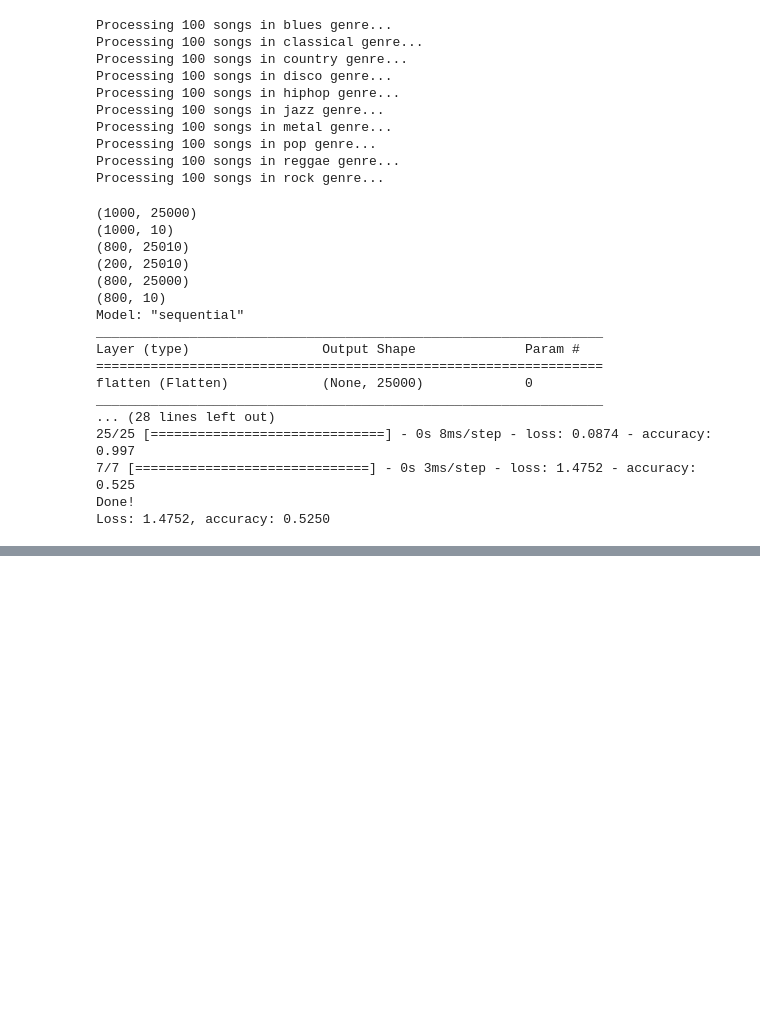
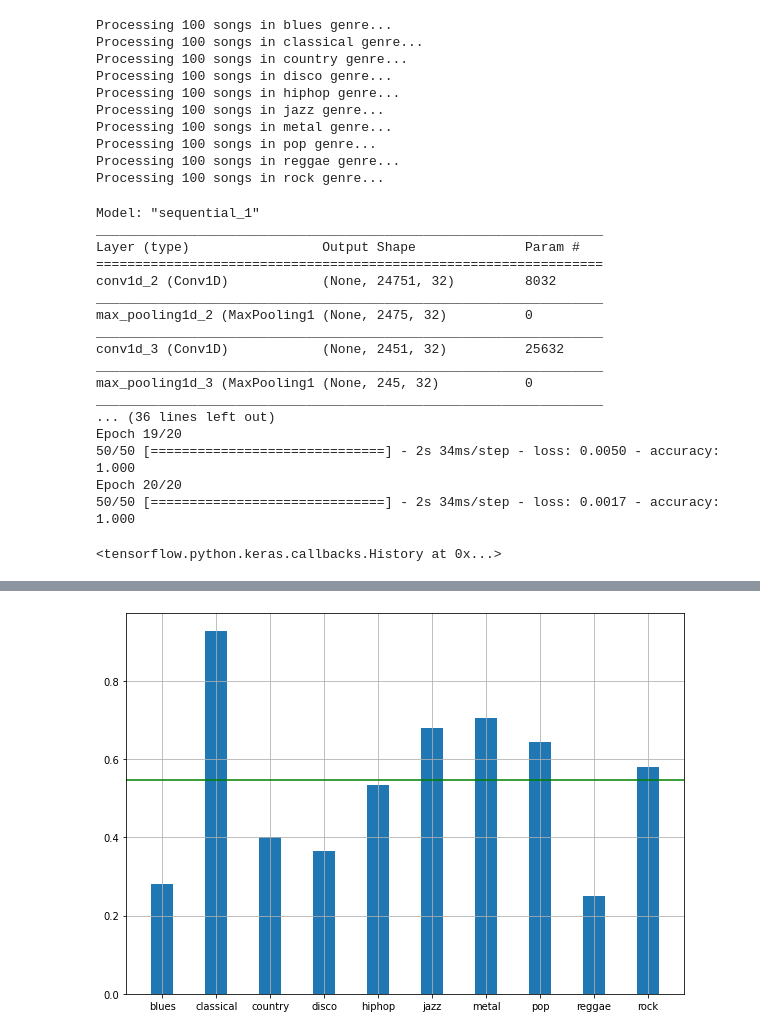
Before and after one commit to replikeit/GenrePredicter, a Jupyter notebook: genre_src.ipynb, the cells around one changed output, grey strips where cells are left out. Cells and saved outputs as stored; diff of their text form; code cells hidden in the pictures; blank space fills up the shorter version.

```diff
--- a/genre_src.ipynb
+++ b/genre_src.ipynb
@@ -44,6 +41,7 @@ def generate_features_and_labels():
     all_features = []
     all_labels = []
 
+    global genres
     genres = ['blues', 'classical', 'country', 'disco', 'hiphop', 'jazz', 'metal', 'pop', 'reggae', 'rock']
 
     for genre in genres:
@@ -74,8 +72,6 @@ Processing 100 songs in reggae genre...
 Processing 100 songs in rock genre...
 # %%
 #display_mfcc('song2.wav')
-print(np.shape(features))
-print(np.shape(labels))
 
 training_split = 0.8
 
@@ -86,21 +82,23 @@ np.random.shuffle(all_data)
 split_dx = int(len(all_data) * training_split)
 train, test = all_data[:split_dx, :], all_data[split_dx:, :]
 
-print(np.shape(train))
-print(np.shape(test))
-
 train_input = train[:, :-10]
 train_labels = train[:, -10:]
 
 test_input = test[:, :-10]
 test_labels = test[:, -10:]
 
-print(np.shape(train_input))
-print(np.shape(train_labels))
-
+train_input = np.expand_dims(train_input, axis=2)
+test_input = np.expand_dims(test_input, axis=2)
 
 model = Sequential([
-    Flatten(input_shape=np.shape(train_input[0])),
+    Conv1D(32, 250, activation='relu', input_shape=np.shape(train_input)[1:]),
+    MaxPooling1D(10),
+    Conv1D(32, 25, activation='relu'),
+    MaxPooling1D(10),
+    Flatten(),
+    #Flatten(input_shape=np.shape(train_input)[1:]),
+    Dense(1000, activation='relu'),
     Dense(512, activation='relu'),
     Dense(10, activation='softmax'),
     ])
@@ -110,27 +108,23 @@ model.compile(optimizer='adam',
               metrics=['accuracy'])
 print(model.summary())
 
-model.fit(train_input, train_labels, epochs=10, batch_size=32)
-
-loss, acc = model.evaluate(test_input, test_labels, batch_size=32)
-
-print("Done!")
-print("Loss: %.4f, accuracy: %.4f" % (loss, acc))
+model.fit(train_input, train_labels, batch_size=16, epochs=20)
 # %% [output]
-(1000, 25000)
-(1000, 10)
-(800, 25010)
-(200, 25010)
-(800, 25000)
-(800, 10)
-Model: "sequential"
+Model: "sequential_1"
 _________________________________________________________________
 Layer (type)                 Output Shape              Param #
 =================================================================
-flatten (Flatten)            (None, 25000)             0
+conv1d_2 (Conv1D)            (None, 24751, 32)         8032
 _________________________________________________________________
-... (28 lines left out)
-25/25 [==============================] - 0s 8ms/step - loss: 0.0874 - accuracy: 0.997
-7/7 [==============================] - 0s 3ms/step - loss: 1.4752 - accuracy: 0.525
-Done!
-Loss: 1.4752, accuracy: 0.5250
+max_pooling1d_2 (MaxPooling1 (None, 2475, 32)          0
+_________________________________________________________________
+conv1d_3 (Conv1D)            (None, 2451, 32)          25632
+_________________________________________________________________
+max_pooling1d_3 (MaxPooling1 (None, 245, 32)           0
+_________________________________________________________________
+... (36 lines left out)
+Epoch 19/20
+50/50 [==============================] - 2s 34ms/step - loss: 0.0050 - accuracy: 1.000
+Epoch 20/20
+50/50 [==============================] - 2s 34ms/step - loss: 0.0017 - accuracy: 1.000
+<tensorflow.python.keras.callbacks.History at 0x...>
@@ -139,0 +131,22 @@ print(model.predict(dura))
+# %%
+hist_dict = {}
+for i in range(0, 10):
+    cur_label = np.zeros(10)
+    cur_label[i] = 1
+    labels_i = np.where((test_labels == cur_label).all(axis=1) == True)[0]
+    inputs_test = np.array([d for i, d in enumerate(test_input) if i in labels_i])
+    labels_test = np.zeros(shape=(len(labels_i), 10))
+    for j in range(0, len(labels_i)): labels_test[j] = cur_label
+    _, acc = model.evaluate(inputs_test, labels_test)
+    hist_dict.update({genres[i] : acc})
+_, avg_acc = model.evaluate(test_input, test_labels)
+print(f"avg accuracy: {avg_acc}")
+print(hist_dict)
+fig, ax = plt.subplots()
+fig.set_figheight(7)
+fig.set_figwidth(10)
+ax.grid(True)
+ax.bar(hist_dict.keys(), hist_dict.values(), width=0.4)
+ax.axhline(avg_acc, color='g')
+plt.show()
+# %% [output]
@@ -139,0 +166 @@ print(model.predict(dura))
+[figure, added]
```
Also changed, not shown: parts of 5 cells of this notebook.
